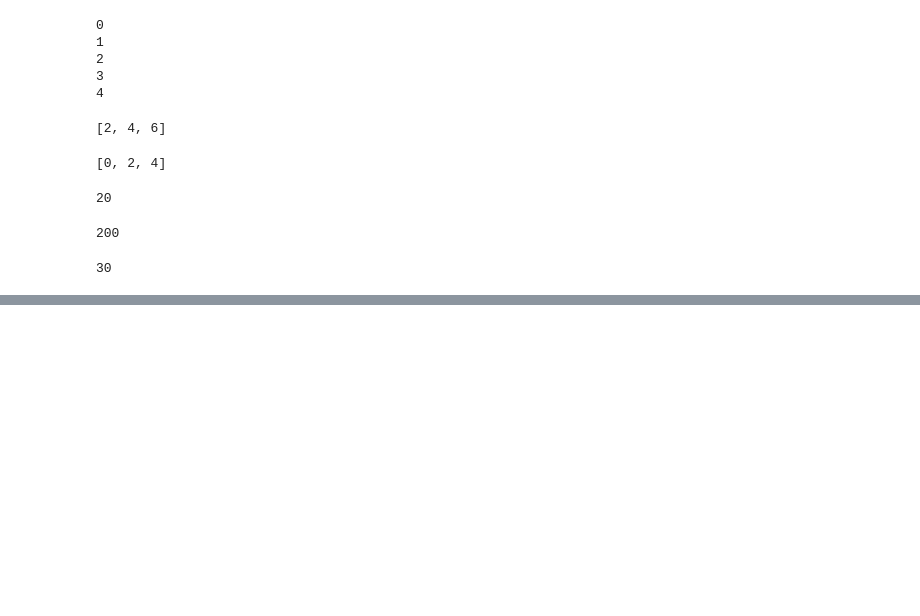
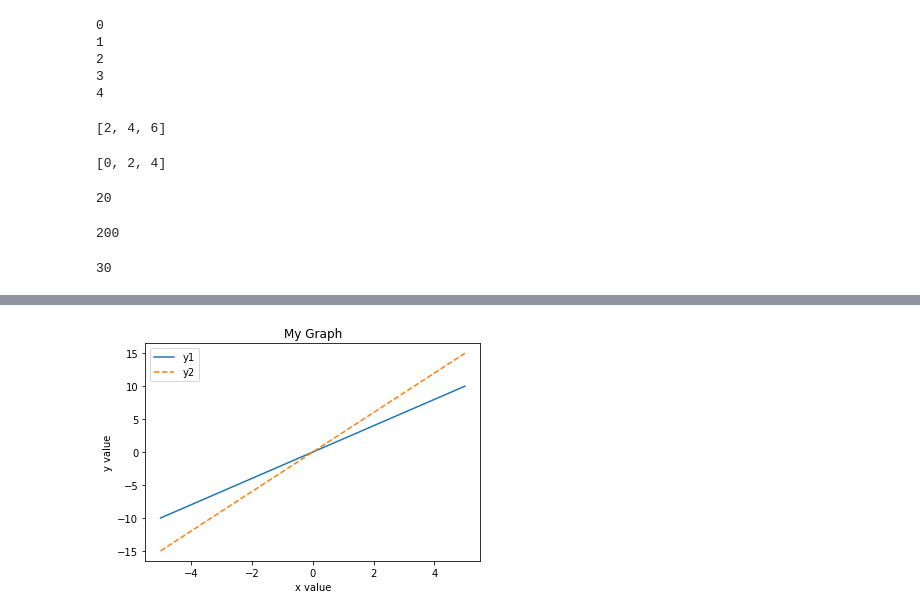
Before and after one commit to tadashi000000/googlecolab001, a Jupyter notebook: notebook001.ipynb, the cells around one changed output, grey strips where cells are left out. Saved outputs shown, nothing was run; the diff lists cells and outputs as text; code cells hidden in the pictures; blank space fills up the shorter version.

```diff
--- a/notebook001.ipynb
+++ b/notebook001.ipynb
@@ -149,0 +439,16 @@ print(func(*tap001))
+# %%
+#グラフの装飾
+import numpy as np
+import matplotlib.pyplot as plt
+x=np.linspace(-5,5)
+y_1 = 2*x
+y_2 = 3*x
+plt.xlabel("x value") #x軸のラベル
+plt.ylabel("y value") #y軸のラベル
+plt.title("My Graph") #グラフのタイトル
+plt.plot(x,y_1,label="y1") #線のスタイル(y1)
+plt.plot(x,y_2,label="y2",linestyle="dashed") #線のスタイル(y2)
+plt.legend() #凡例
+plt.show()
+# %% [output]
+[figure, added]
```
Also changed, not shown: parts of 40 cells of this notebook.
